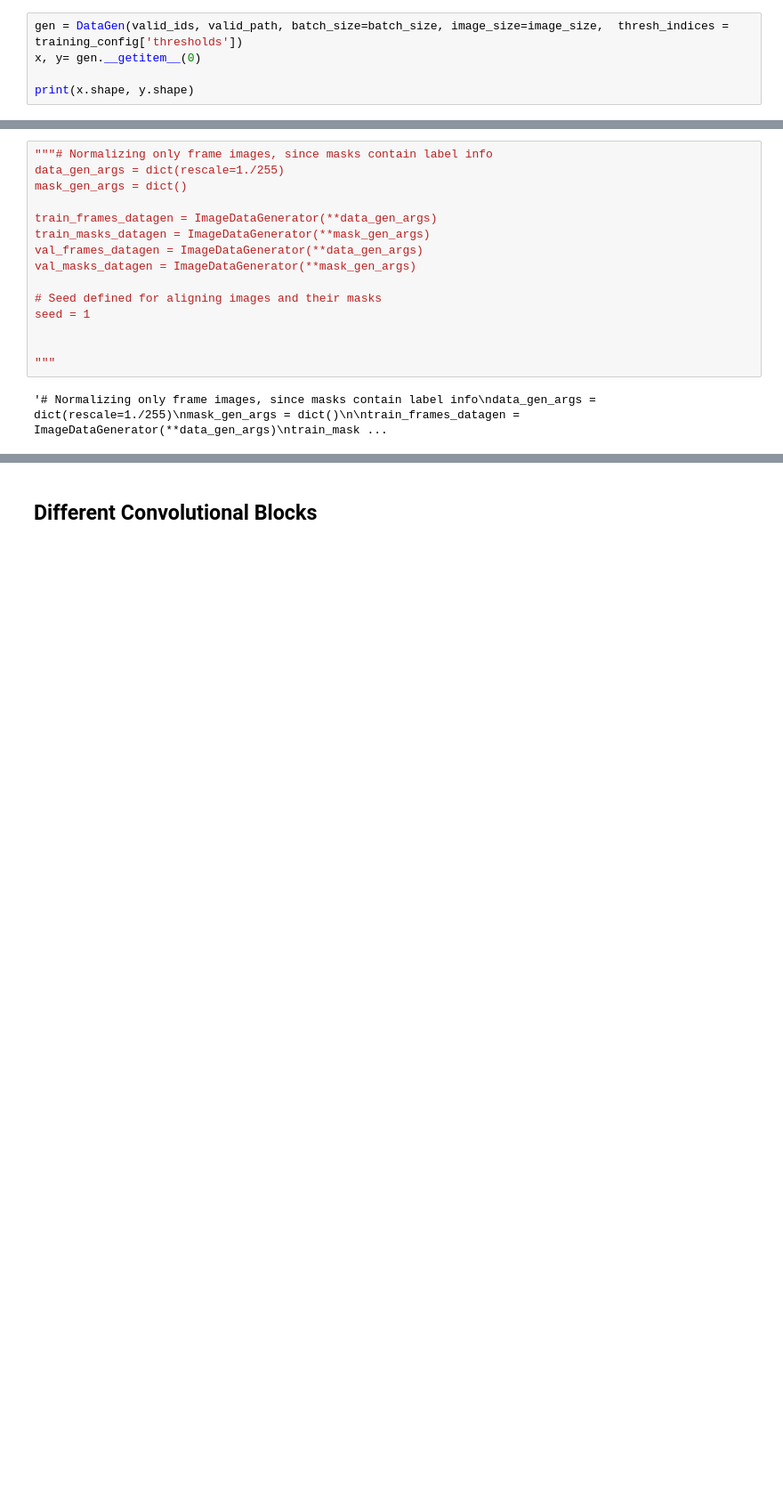
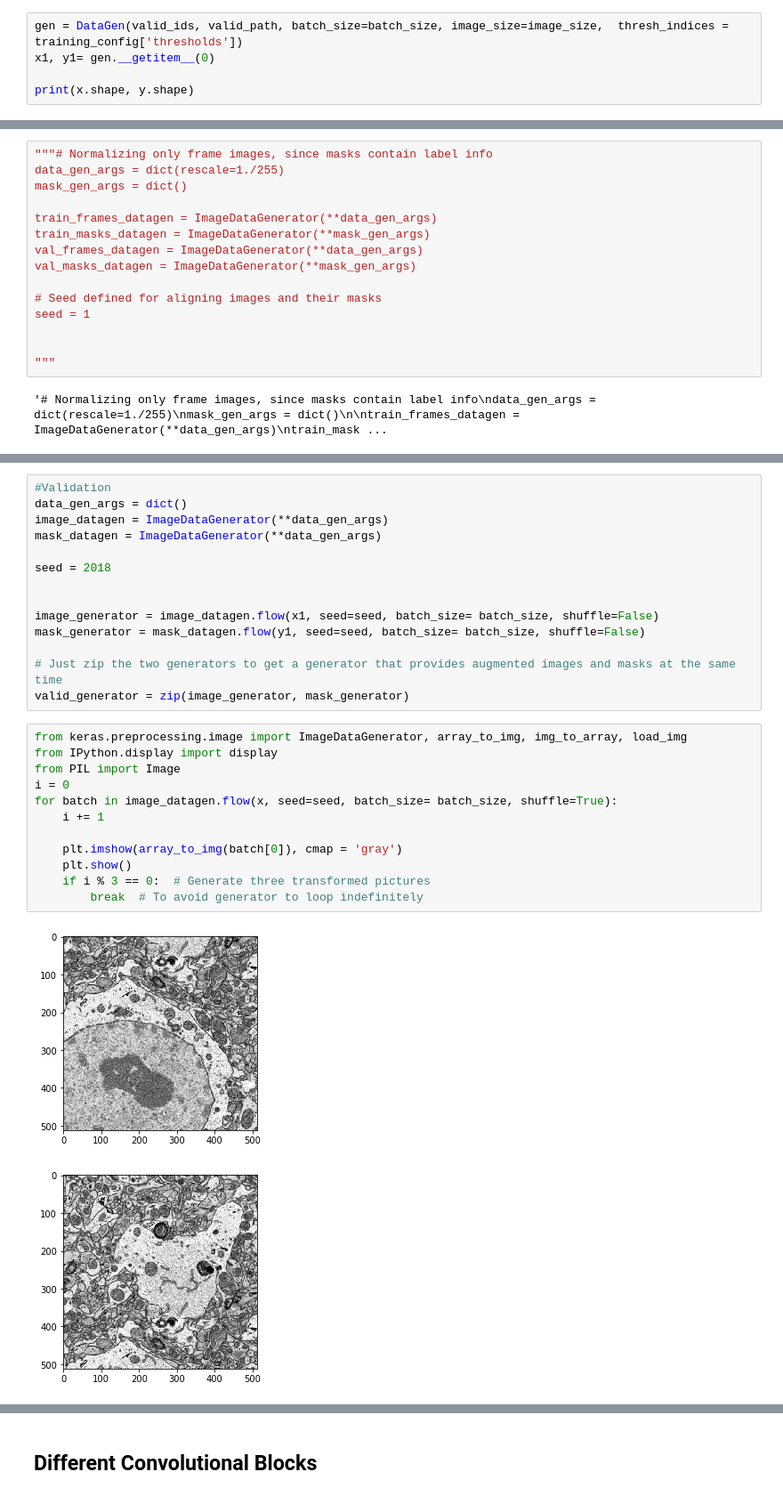
Before and after one commit to axondeepseg/axondeepseg, a Jupyter notebook: unet-segmentation.ipynb, the cells around one changed output, grey strips where cells are left out. Shown at 89% size. Cells and saved outputs as stored; diff of their text form; blank space fills up the shorter version.

```diff
--- a/unet-segmentation.ipynb
+++ b/unet-segmentation.ipynb
@@ -283,7 +343,7 @@ print(x.shape, y.shape)
 (8, 512, 512, 3) (8, 512, 512, 3)
 # %%
 gen = DataGen(valid_ids, valid_path, batch_size=batch_size, image_size=image_size,  thresh_indices = training_config['thresholds'])
-x, y= gen.__getitem__(0)
+x1, y1= gen.__getitem__(0)
 
 print(x.shape, y.shape)
 # %% [output]
@@ -354,0 +399,29 @@ mask_datagen = ImageDataGenerator(**data_gen_args)
+# %%
+#Validation
+data_gen_args = dict()
+image_datagen = ImageDataGenerator(**data_gen_args)
+mask_datagen = ImageDataGenerator(**data_gen_args)
+
+seed = 2018
+
+
+image_generator = image_datagen.flow(x1, seed=seed, batch_size= batch_size, shuffle=False)
+mask_generator = mask_datagen.flow(y1, seed=seed, batch_size= batch_size, shuffle=False)
+
+# Just zip the two generators to get a generator that provides augmented images and masks at the same time
+valid_generator = zip(image_generator, mask_generator)
+# %%
+from keras.preprocessing.image import ImageDataGenerator, array_to_img, img_to_array, load_img
+from IPython.display import display
+from PIL import Image
+i = 0
+for batch in image_datagen.flow(x, seed=seed, batch_size= batch_size, shuffle=True):
+    i += 1
+
+    plt.imshow(array_to_img(batch[0]), cmap = 'gray')
+    plt.show()
+    if i % 3 == 0:  # Generate three transformed pictures
+        break  # To avoid generator to loop indefinitely
+# %% [output]
+[figure, added]
+[figure, added]
```
Also changed, not shown: parts of 36 cells of this notebook.
